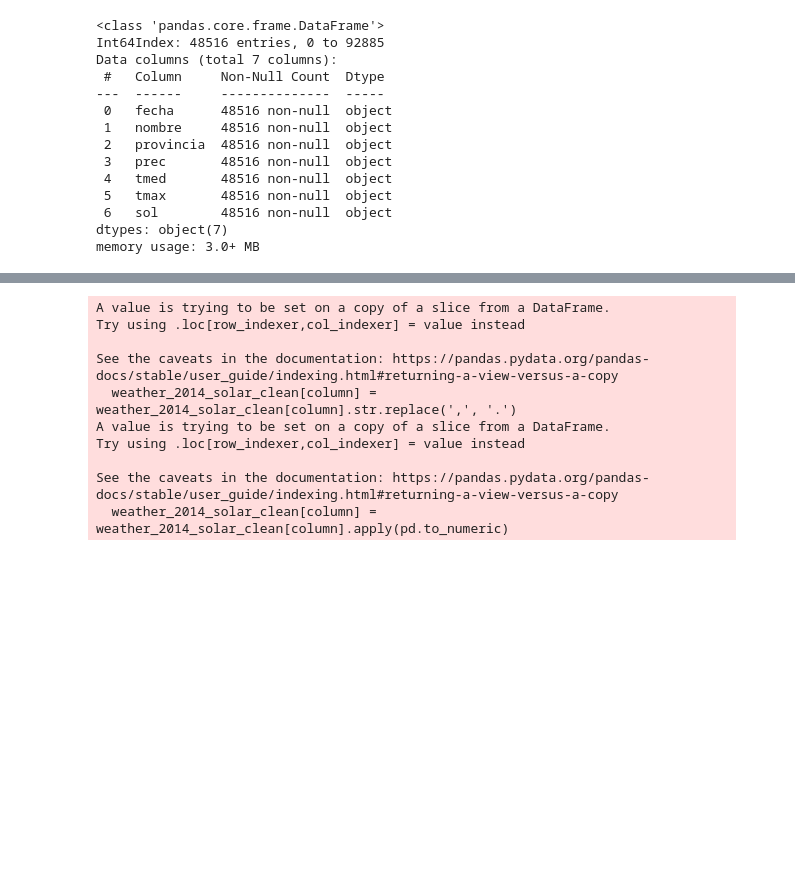
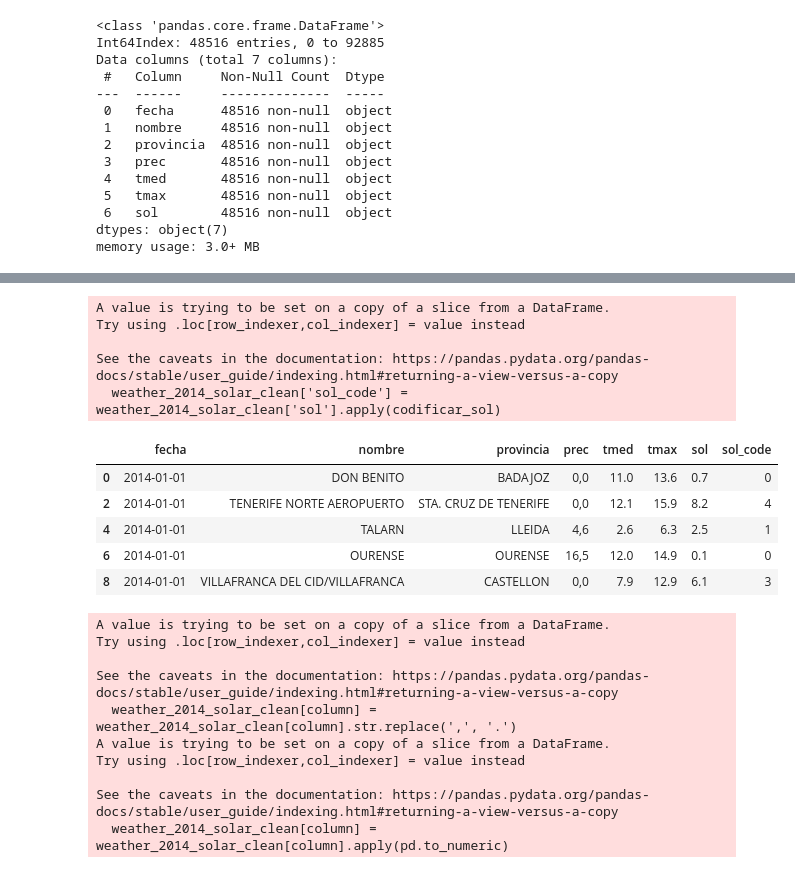
Before and after one commit to fjlafuente/TFM_EFAT, a Jupyter notebook: EFAT_Solar_Notebook.ipynb, the cells around one changed output, grey strips where cells are left out. Drawn from its saved outputs; the diff is of its cells as text; code cells hidden in the pictures; blank space fills up the shorter version.

```diff
--- a/EFAT_Solar_Notebook.ipynb
+++ b/EFAT_Solar_Notebook.ipynb
@@ -189,3 +213,35 @@ memory usage: 3.0+ MB
+# %%
+def codificar_sol(x):
+
+    #In order to align both files: the used for training and the new data with the same category
+
+    if x <= 2:
+        return 0
+    if 2 < x <= 4:
+        return 1
+    if 4 < x <= 6:
+        return 2
+    if 6 < x <= 8:
+        return 3
+    if 8 < x <= 10:
+        return 4
+    if 10 < x:
+        return 5
+# %%
+weather_2014_solar_clean['sol_code'] = weather_2014_solar_clean['sol'].apply(codificar_sol)
+weather_2014_solar_clean.head()
+# %% [output]
+A value is trying to be set on a copy of a slice from a DataFrame.
+Try using .loc[row_indexer,col_indexer] = value instead
+
+See the caveats in the documentation: https://pandas.pydata.org/pandas-docs/stable/user_guide/indexing.html#returning-a-view-versus-a-copy
+  weather_2014_solar_clean['sol_code'] = weather_2014_solar_clean['sol'].apply(codificar_sol)
+|  | fecha | nombre | provincia | prec | tmed | tmax | sol | sol_code |
+| 0 | 2014-01-01 | DON BENITO | BADAJOZ | 0,0 | 11.0 | 13.6 | 0.7 | 0 |
+| 2 | 2014-01-01 | TENERIFE NORTE AEROPUERTO | STA. CRUZ DE TENERIFE | 0,0 | 12.1 | 15.9 | 8.2 | 4 |
+| 4 | 2014-01-01 | TALARN | LLEIDA | 4,6 | 2.6 | 6.3 | 2.5 | 1 |
+| 6 | 2014-01-01 | OURENSE | OURENSE | 16,5 | 12.0 | 14.9 | 0.1 | 0 |
+| 8 | 2014-01-01 | VILLAFRANCA DEL CID/VILLAFRANCA | CASTELLON | 0,0 | 7.9 | 12.9 | 6.1 | 3 |
 # %%
 def transform_columns(columns):
     for column in columns:
```
Also changed, not shown: parts of 2 cells of this notebook, 25 other files.
